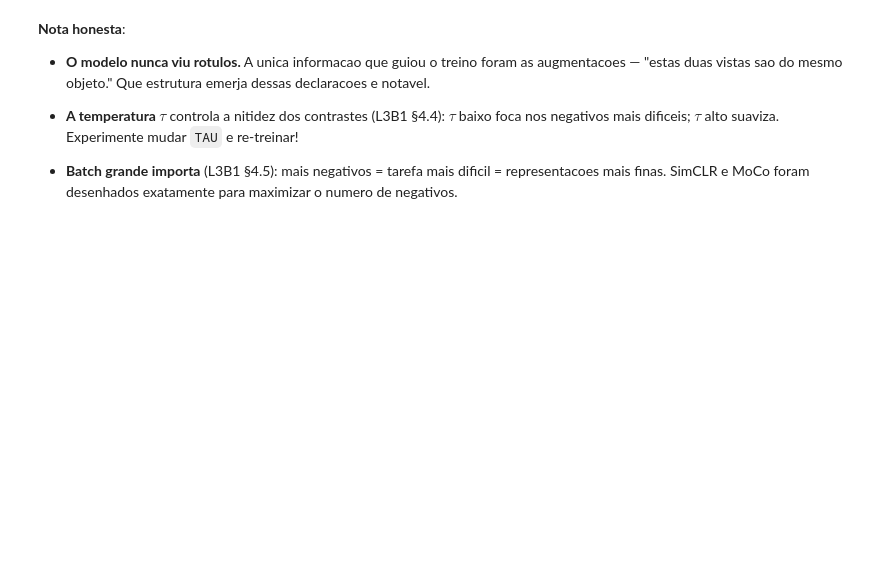
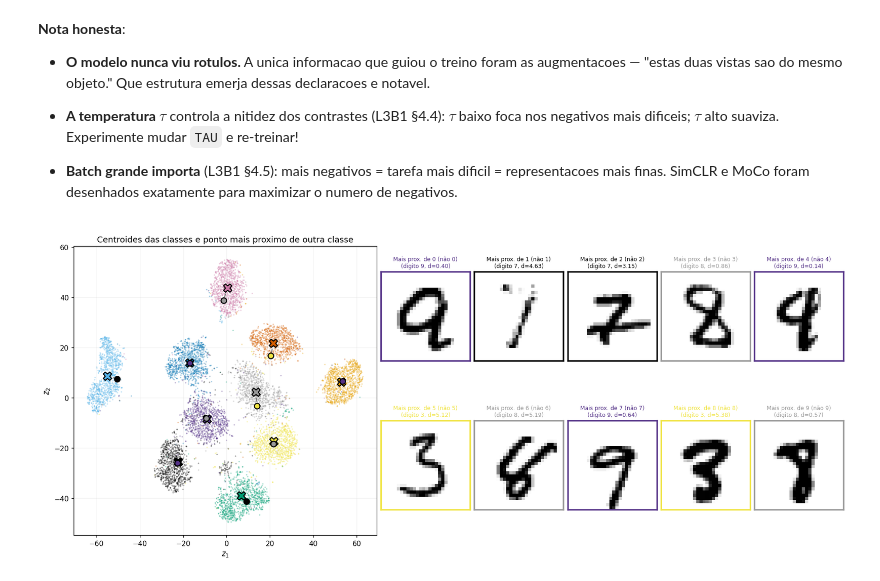
Before and after one commit to daniellopezcano/I-Escola-de-Inverno-do-IFUSP, a Jupyter notebook: jax-examples/notebooks/L3B2_contrastive_embedding.ipynb, the cells around one changed output. Cells and saved outputs as stored; diff of their text form; code cells hidden in the pictures; blank space fills up the shorter version.

```diff
--- a/jax-examples/notebooks/L3B2_contrastive_embedding.ipynb
+++ b/jax-examples/notebooks/L3B2_contrastive_embedding.ipynb
@@ -1124,7 +1335,7 @@ def passo_ssl(modelo, opt_state, x_v1, x_v2):
     modelo = eqx.apply_updates(modelo, updates)
     return modelo, opt_state, perda
 
-N_EPOCAS_SSL = 200
+N_EPOCAS_SSL = 100
 historico_ssl = []
 rng_ssl = np.random.default_rng(123)
 
@@ -1282,3 +1536,86 @@ plt.show()
 - **Batch grande importa** (L3B1 §4.5): mais negativos = tarefa
   mais dificil = representacoes mais finas. SimCLR e MoCo foram
   desenhados exatamente para maximizar o numero de negativos.
+# %%
+# =============================================================================
+# Calcula os centroides de cada classe e o ponto mais proximo de outra classe
+# =============================================================================
+classes = np.unique(y_eval)
+centroids = np.zeros((len(classes), H_tsne_2.shape[1]))
+
+# 1. Calcular o centro de massa para cada classe
+for c in classes:
+    centroids[c] = H_tsne_2[y_eval == c].mean(axis=0)
+
+# 2. Para cada centroide, encontra o ponto mais proximo que NAO pertence a essa classe
+closest_points = []
+for c in classes:
+    # Distancias de todos os pontos ao centroide da classe c
+    dists = np.linalg.norm(H_tsne_2 - centroids[c], axis=1)
+    # Mascara para ignorar pontos da propria classe (distancia infinita)
+    dists[y_eval == c] = np.inf
+    # Indice do ponto mais proximo de outra classe
+    idx = np.argmin(dists)
+    closest_points.append((c, idx, dists[idx]))
+
+# =============================================================================
+# Plotagem
+# =============================================================================
+fig = plt.figure(figsize=(16, 6.5), constrained_layout=True)
+
+# 2 linhas, 6 colunas. A primeira coluna (span 2 linhas) é o scatter.
+# As outras 5 colunas (2 linhas cada) são para as 10 imagens.
+gs = fig.add_gridspec(2, 6, width_ratios=[3.4, 1, 1, 1, 1, 1])
+
+# --- scatter completo, com centroides e linhas ---
+ax = fig.add_subplot(gs[:, 0])
+for c in classes:
+    m = y_eval == c
+    ax.scatter(H_tsne_2[m, 0], H_tsne_2[m, 1], s=4, color=CORES[c], alpha=0.35, edgecolors="none")
+
+for c, idx, dist in closest_points:
+    cx, cy = centroids[c]
+    px, py = H_tsne_2[idx]
+
+    # Plota o centroide como uma cruz grande (X)
+    ax.plot(cx, cy, marker='X', markersize=12, color=CORES[c],
+            markeredgecolor='black', markeredgewidth=1.5, zorder=10)
+
+    # Plota o ponto mais proximo de outra classe (circulo)
+    true_class = int(y_eval[idx])
+    ax.plot(px, py, marker='o', markersize=8, color=CORES[true_class],
+            markeredgecolor='black', markeredgewidth=1.5, zorder=10)
+
+    # Desenha a linha segmentando o centroide ao ponto intruso
+    ax.plot([cx, px], [cy, py], color='gray', lw=1.5, linestyle='--', zorder=5)
+
+ax.set_xlabel("$z_1$"); ax.set_ylabel("$z_2$")
+ax.set_title("Centroides das classes e ponto mais proximo de outra classe")
+ax.grid(alpha=0.15)
+
+# --- as imagens dos pontos mais proximos (10 imagens no total) ---
+for i, (c, idx, dist) in enumerate(closest_points):
+    row = i // 5
+    col = 1 + (i % 5)
+    ax_img = fig.add_subplot(gs[row, col])
+
+    ax_img.imshow(X_eval[idx], cmap="gray_r")
+    ax_img.set_xticks([])
+    ax_img.set_yticks([])
+
+    true_class = int(y_eval[idx])
+    for s in ax_img.spines.values():
+        s.set_color(CORES[true_class])
+        s.set_linewidth(2.2)
+
+    ax_img.set_title(f"Mais prox. de {c} (não {c})\n(digito {true_class}, d={dist:.2f})",
+                     fontsize=8, color=CORES[true_class])
+
+plt.show()
+
+print("Cada imagem a direita e o ponto mais proximo ao centroide de uma classe,")
+print("mas que pertence a uma classe diferente. As cruzes grandes (X) no plot a")
+print("esquerda representam os centroides de cada classe, e as linhas tracejadas")
+print("conectam o centroide ao ponto 'intruso' mais proximo.")
+# %% [output]
+[figure, added]
```
Also changed, not shown: parts of 39 cells of this notebook.
